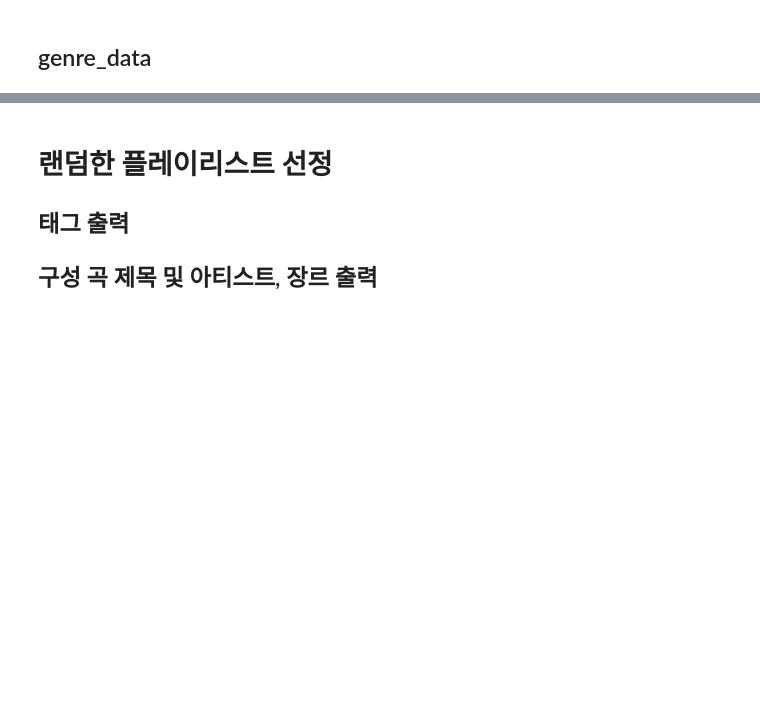
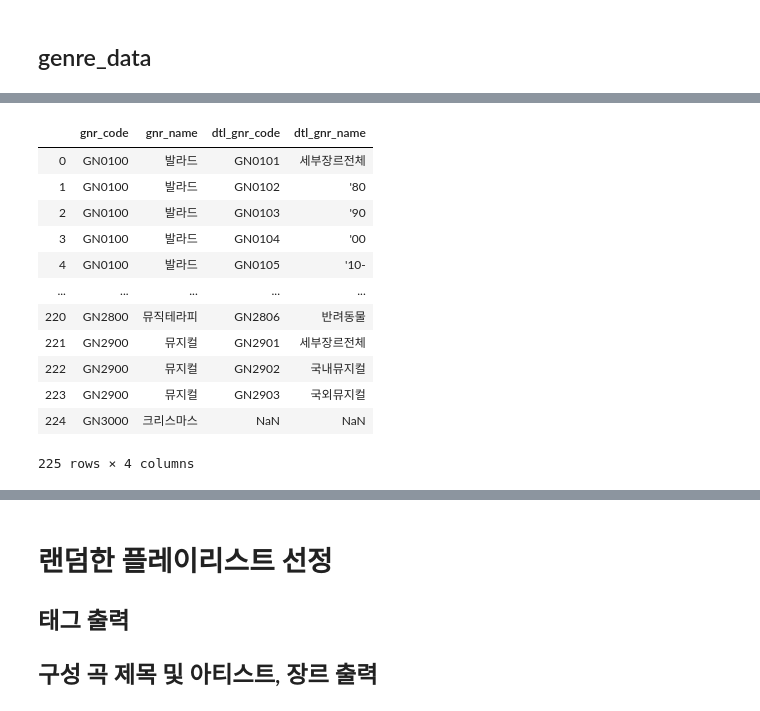
Before and after one commit to dhsong95/Hunchbrown-Melon-Playlist-Continuation, a Jupyter notebook: EDA/TestData.ipynb, the cells around one changed output, grey strips where cells are left out. Drawn from its saved outputs; the diff is of its cells as text; code cells hidden in the pictures; blank space fills up the shorter version.

```diff
--- a/EDA/TestData.ipynb
+++ b/EDA/TestData.ipynb
@@ -6,3 +7,7 @@ import json
 import random
 # %% [markdown]
 ## genre_data
+# %%
+genre_gn_all = pd.read_json('C:/Users/YunSeog/Desktop/Melonplay/Hunchbrown-Melon-Playlist-Continuation/res/genre_gn_all.json', encoding = 'utf-8',typ = 'series')
+genre_gn_all = pd.DataFrame(genre_gn_all, columns = ['gnr_name']).reset_index().rename(columns = {'index' : 'gnr_code'})
+genre_data = pd.read_json('C:/Users/YunSeog/Desktop/Melonplay/Hunchbrown-Melon-Playlist-Continuation/res/genre_gn_all.json', encoding = 'utf-8',typ = 'series')
@@ -8,0 +30,3 @@ import random
+# %%
+gnr_code = genre_gn_all[genre_gn_all['gnr_code'].str[-2:] == '00']
+gnr_code
@@ -8,0 +51,4 @@ import random
+# %%
+dtl_gnr_code = genre_gn_all[genre_gn_all['gnr_code'].str[-2:] != '00']
+dtl_gnr_code.rename(columns = {'gnr_code' : 'dtl_gnr_code', 'gnr_name' : 'dtl_gnr_name'}, inplace = True)
+dtl_gnr_code
@@ -8,0 +73,23 @@ import random
+# %%
+# 앞자리 네 자리 공통코드 추출
+gnr_code = gnr_code.assign(join_code = gnr_code['gnr_code'].str[0:4])
+dtl_gnr_code = dtl_gnr_code.assign(join_code = dtl_gnr_code['dtl_gnr_code'].str[0:4])
+
+# Merge
+gnr_code_tree = pd.merge(gnr_code, dtl_gnr_code, how = 'left', on = 'join_code')
+
+gnr_code_tree[['gnr_code', 'gnr_name', 'dtl_gnr_code', 'dtl_gnr_name']]
+# %% [output]
+|  | gnr_code | gnr_name | dtl_gnr_code | dtl_gnr_name |
+| 0 | GN0100 | 발라드 | GN0101 | 세부장르전체 |
+| 1 | GN0100 | 발라드 | GN0102 | '80 |
+| 2 | GN0100 | 발라드 | GN0103 | '90 |
+| 3 | GN0100 | 발라드 | GN0104 | '00 |
+| 4 | GN0100 | 발라드 | GN0105 | '10- |
+| ... | ... | ... | ... | ... |
+| 220 | GN2800 | 뮤직테라피 | GN2806 | 반려동물 |
+| 221 | GN2900 | 뮤지컬 | GN2901 | 세부장르전체 |
+| 222 | GN2900 | 뮤지컬 | GN2902 | 국내뮤지컬 |
+| 223 | GN2900 | 뮤지컬 | GN2903 | 국외뮤지컬 |
+| 224 | GN3000 | 크리스마스 | NaN | NaN |
+225 rows × 4 columns
```
Also changed, not shown: parts of 25 cells of this notebook.
